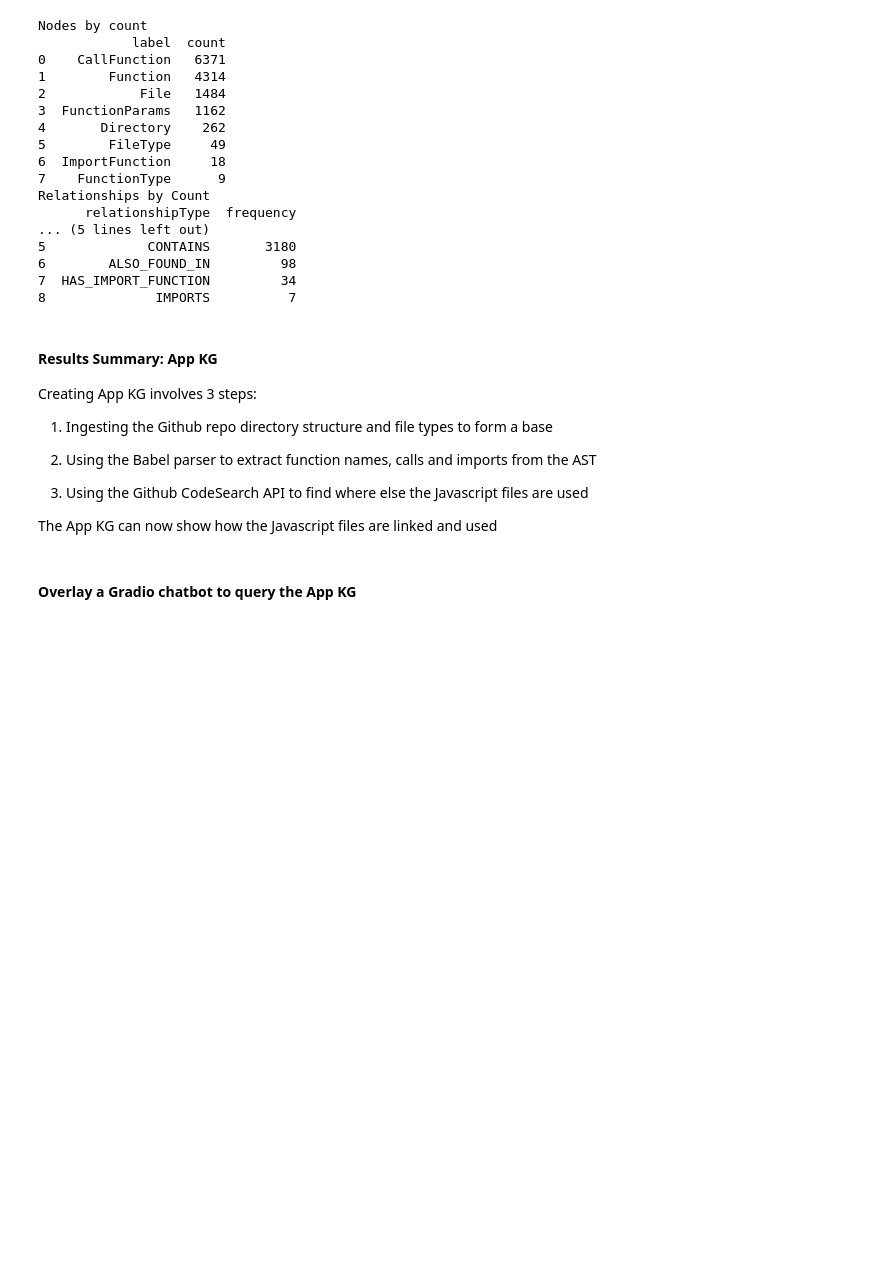
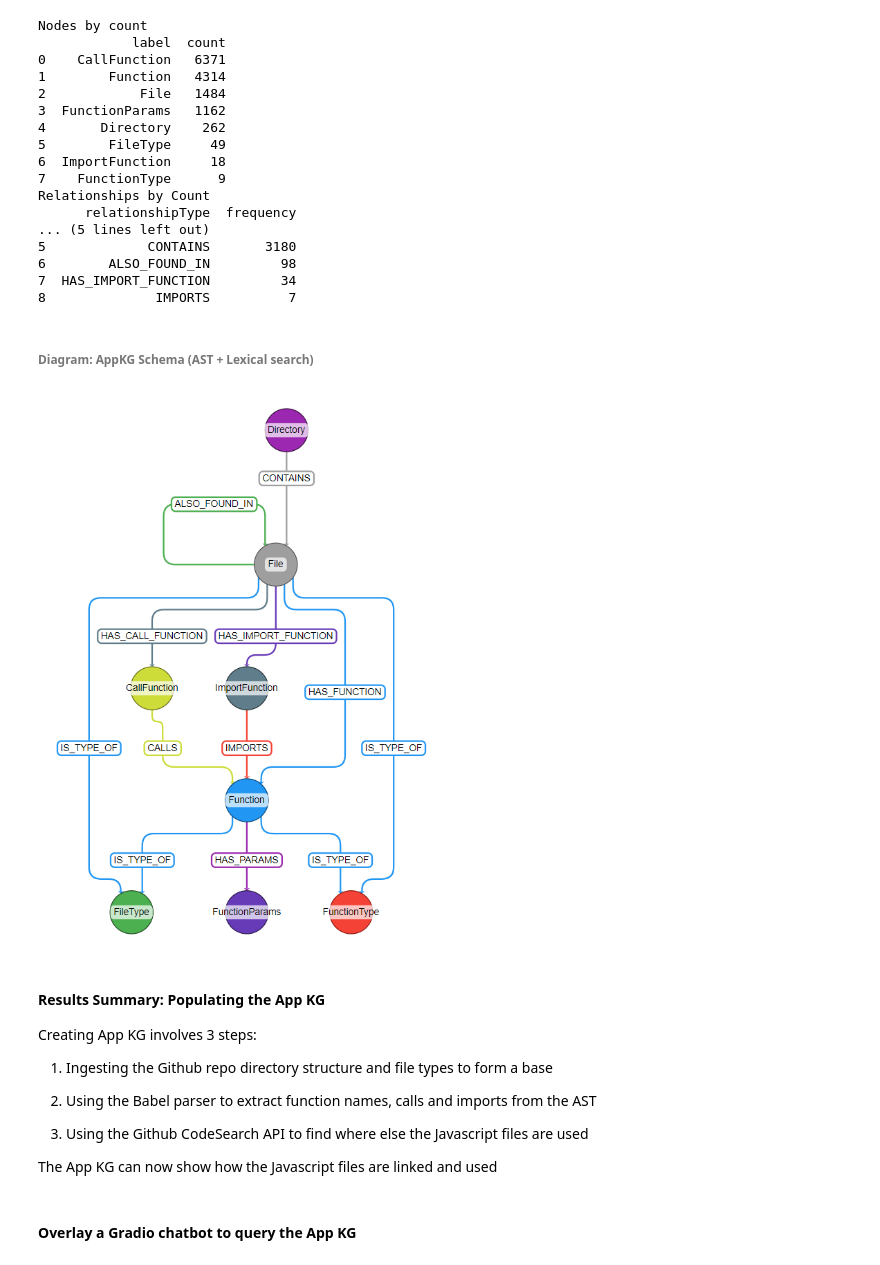
Before and after one commit to georgejaymcmc/AICampKGTalk, a Jupyter notebook: AICampKGTalk.ipynb, the cells around one changed output. Drawn from its saved outputs; the diff is of its cells as text; code cells hidden in the pictures; blank space fills up the shorter version.

```diff
--- a/AICampKGTalk.ipynb
+++ b/AICampKGTalk.ipynb
@@ -2442,8 +2442,20 @@ Relationships by Count
 6        ALSO_FOUND_IN         98
 7  HAS_IMPORT_FUNCTION         34
 8              IMPORTS          7
+# %% [markdown]
+###### Diagram: AppKG Schema (AST + Lexical search)
+# %%
+from IPython.display import Image
+
+# Specify the path to your PNG file
+png_path = r"Diagrams\PNG\appKGSchemaAll.png"
+
+# Display the PNG file
+Image(filename=png_path)
+# %% [output]
+[figure, added]
 # %% [markdown]
-#### Results Summary: App KG
+#### Results Summary: Populating the App KG
 
 Creating App KG involves 3 steps:
 
```
Also changed, not shown: parts of 6 cells of this notebook, 2 other files.
